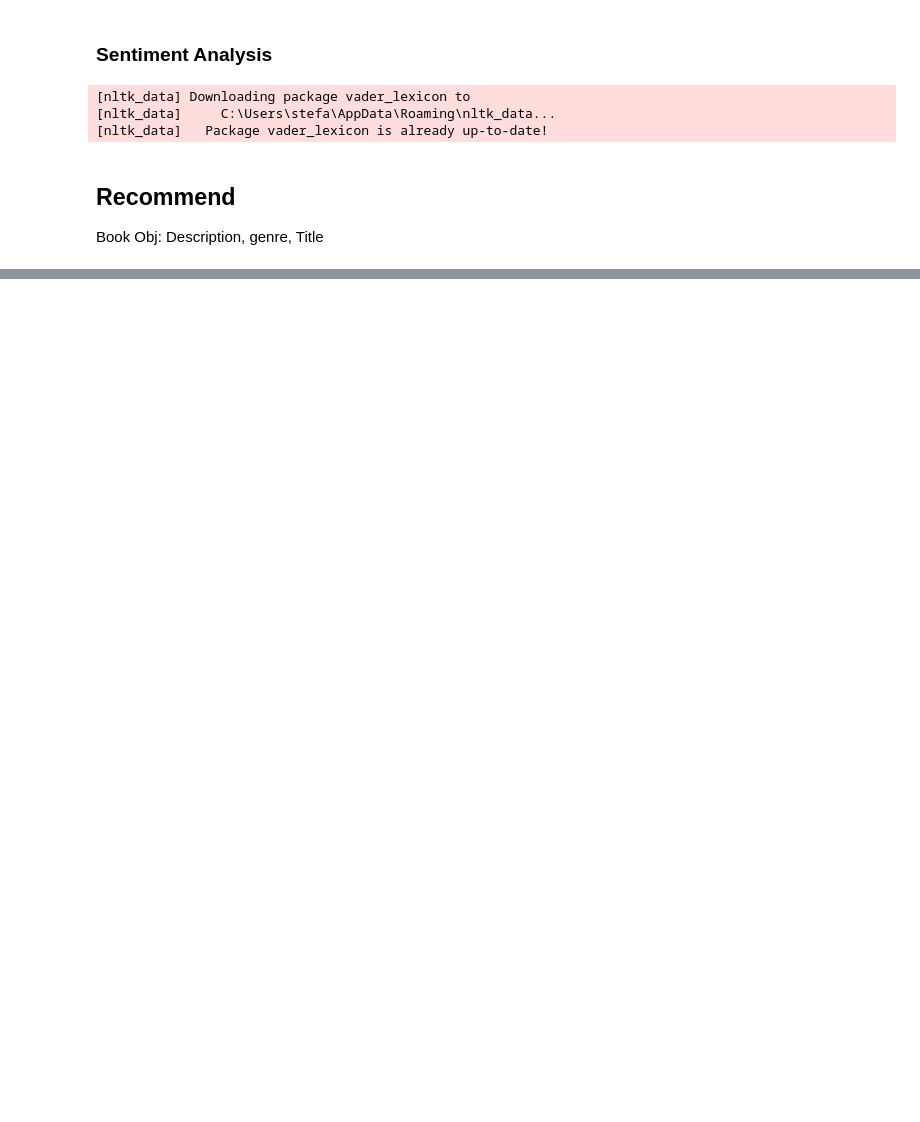
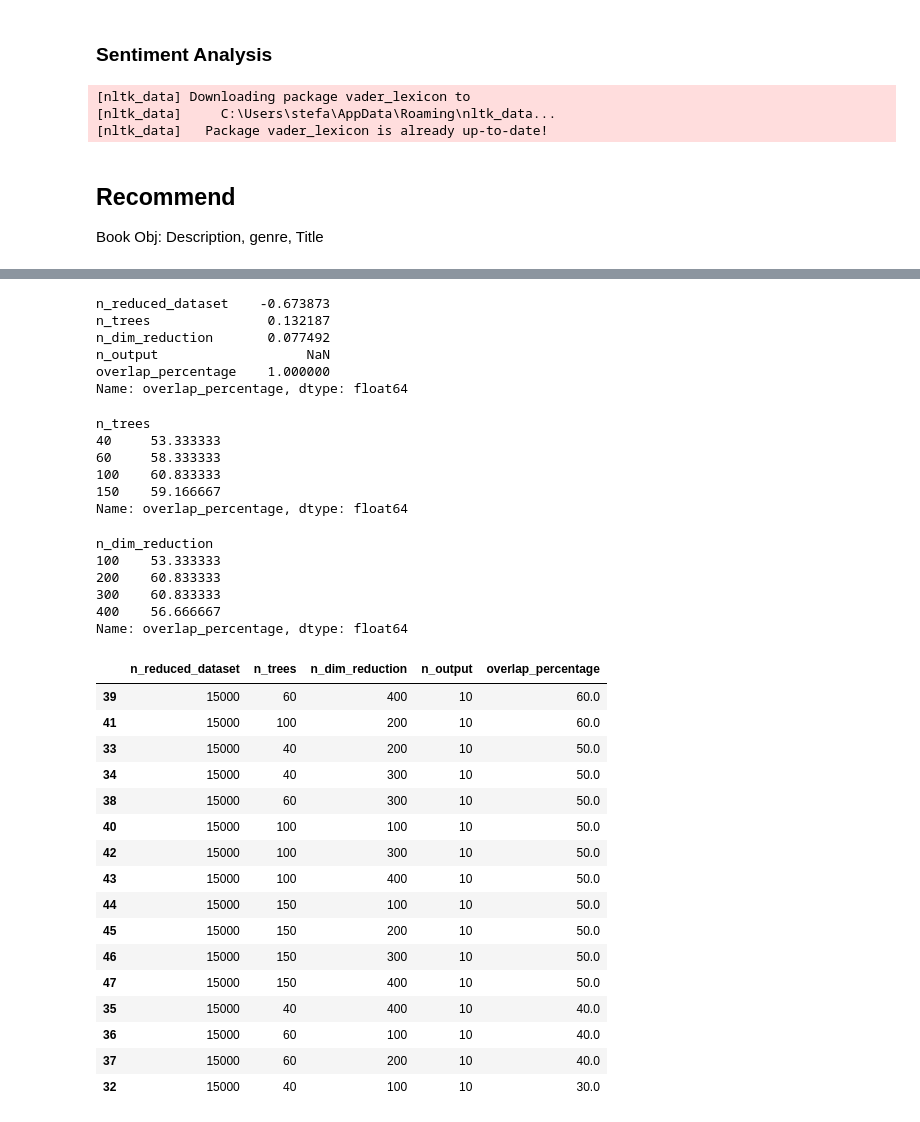
Before and after one commit to solodezaldivar/readAlike, a Jupyter notebook: readAlike.ipynb, the cells around one changed output, grey strips where cells are left out. Drawn from its saved outputs; the diff is of its cells as text; code cells hidden in the pictures; blank space fills up the shorter version.

```diff
--- a/readAlike.ipynb
+++ b/readAlike.ipynb
@@ -319,0 +300,3 @@ ValueError: The truth value of a Series is ambiguous. Use a.empty, a.bool(), a.i
+# %%
+stats_df = pd.read_pickle("./statistics/stats_df_241102.pkl")
+stats_list = stats_df.to_dict(orient='records')
@@ -319,0 +325,47 @@ ValueError: The truth value of a Series is ambiguous. Use a.empty, a.bool(), a.i
+# %%
+stats_df.corr()['overlap_percentage']
+# %% [output]
+n_reduced_dataset    -0.673873
+n_trees               0.132187
+n_dim_reduction       0.077492
+n_output                   NaN
+overlap_percentage    1.000000
+Name: overlap_percentage, dtype: float64
+# %%
+stats_df.groupby('n_trees')['overlap_percentage'].mean()
+# %% [output]
+n_trees
+40     53.333333
+60     58.333333
+100    60.833333
+150    59.166667
+Name: overlap_percentage, dtype: float64
+# %%
+stats_df.groupby('n_dim_reduction')['overlap_percentage'].mean()
+# %% [output]
+n_dim_reduction
+100    53.333333
+200    60.833333
+300    60.833333
+400    56.666667
+Name: overlap_percentage, dtype: float64
+# %%
+stats_df[stats_df['n_reduced_dataset'] == 15000].sort_values(by='overlap_percentage', ascending=False)
+# %% [output]
+|  | n_reduced_dataset | n_trees | n_dim_reduction | n_output | overlap_percentage |
+| 39 | 15000 | 60 | 400 | 10 | 60.0 |
+| 41 | 15000 | 100 | 200 | 10 | 60.0 |
+| 33 | 15000 | 40 | 200 | 10 | 50.0 |
+| 34 | 15000 | 40 | 300 | 10 | 50.0 |
+| 38 | 15000 | 60 | 300 | 10 | 50.0 |
+| 40 | 15000 | 100 | 100 | 10 | 50.0 |
+| 42 | 15000 | 100 | 300 | 10 | 50.0 |
+| 43 | 15000 | 100 | 400 | 10 | 50.0 |
+| 44 | 15000 | 150 | 100 | 10 | 50.0 |
+| 45 | 15000 | 150 | 200 | 10 | 50.0 |
+| 46 | 15000 | 150 | 300 | 10 | 50.0 |
+| 47 | 15000 | 150 | 400 | 10 | 50.0 |
+| 35 | 15000 | 40 | 400 | 10 | 40.0 |
+| 36 | 15000 | 60 | 100 | 10 | 40.0 |
+| 37 | 15000 | 60 | 200 | 10 | 40.0 |
+| 32 | 15000 | 40 | 100 | 10 | 30.0 |
```
Also changed, not shown: parts of 27 cells of this notebook, 1 other file.
